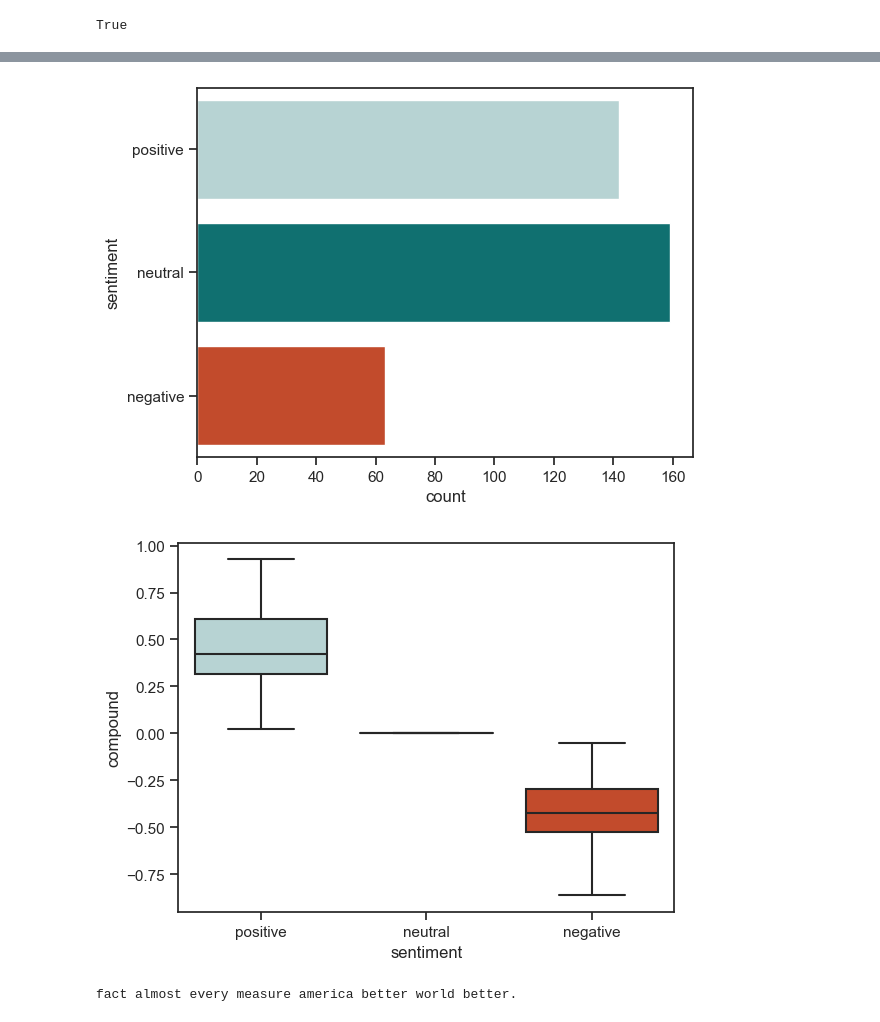
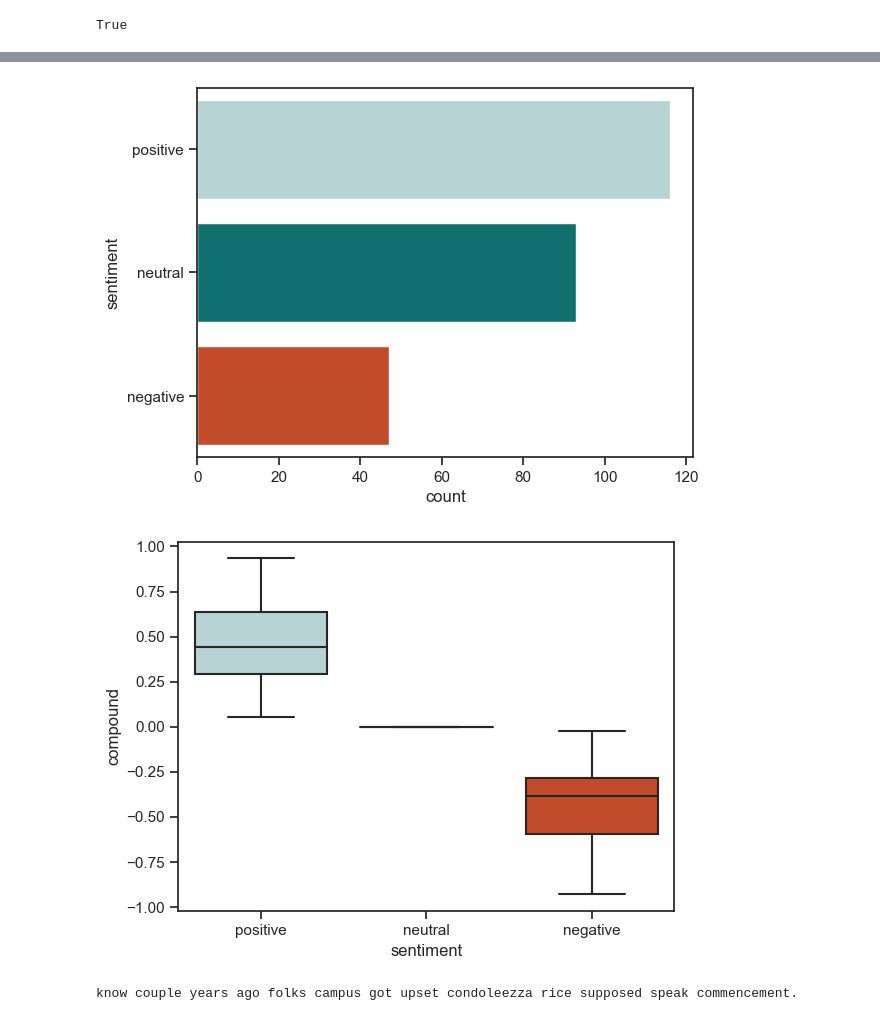
Before and after one commit to ashfinenayet/youtube_sentiment, a Jupyter notebook: nltk_generate_sentences.ipynb, the cells around one changed output, grey strips where cells are left out. Drawn from its saved outputs; the diff is of its cells as text; code cells hidden in the pictures.

Commit message:
sentiment analysis

```diff
--- a/nltk_generate_sentences.ipynb
+++ b/nltk_generate_sentences.ipynb
@@ -106,5 +143,5 @@ def preprocess(sentence):
     lemma_words=[lemmatizer.lemmatize(w) for w in stem_words]
     return " ".join(filtered_words)
 
-df['cleanText'] = df['text'].map(lambda s: preprocess(s))
+new_df['cleanText'] = new_df['text'].map(lambda s: preprocess(s))
 # %%
@@ -154,12 +191,12 @@ from nltk.sentiment import SentimentIntensityAnalyzer
 
 analyzer = SentimentIntensityAnalyzer()
 # %%
-df['polarity'] = df['cleanText'].apply(lambda x: analyzer.polarity_scores(x))
+new_df['polarity'] = new_df['cleanText'].apply(lambda x: analyzer.polarity_scores(x))
 # %%
-df = pd.concat(
-    [df.drop(['polarity'], axis=1),
-    df['polarity'].apply(pd.Series)], axis=1
+new_df = pd.concat(
+    [new_df.drop(['polarity'], axis=1),
+    new_df['polarity'].apply(pd.Series)], axis=1
 )
 # %%
-df['sentiment'] = df['compound'].apply(lambda x: 'positive' if x > 0 else 'neutral' if x == 0 else 'negative')
+new_df['sentiment'] = new_df['compound'].apply(lambda x: 'positive' if x > 0 else 'neutral' if x == 0 else 'negative')
 # %%
@@ -177,25 +214,25 @@ g.axhline(0, ls='--', c = 'grey');
 # %%
 sns.countplot(y='sentiment',
-             data=df,
+             data=new_df,
              palette=['#b2d8d8',"#008080", '#db3d13']
              );
 # %% [output]
-[figure, old version]
+[figure, new version]
 # %%
 # Boxplot
 sns.boxplot(y='compound',
             x='sentiment',
             palette=['#b2d8d8',"#008080", '#db3d13'],
-            data=df);
+            data=new_df);
 # %% [output]
-[figure, old version]
+[figure, new version]
 # %%
 from nltk.tokenize import sent_tokenize
 import random
-corpus = ' '.join([text + '.' for text in df['cleanText']])
+corpus = ' '.join([text + '.' for text in new_df['cleanText']])
 sentences = sent_tokenize(corpus)
 
 sentence = random.choice(sentences)
 print(sentence)
 # %% [output]
-fact almost every measure america better world better.
+know couple years ago folks campus got upset condoleezza rice supposed speak commencement.
```
Also changed, not shown: parts of 13 cells of this notebook, 3 other files.
